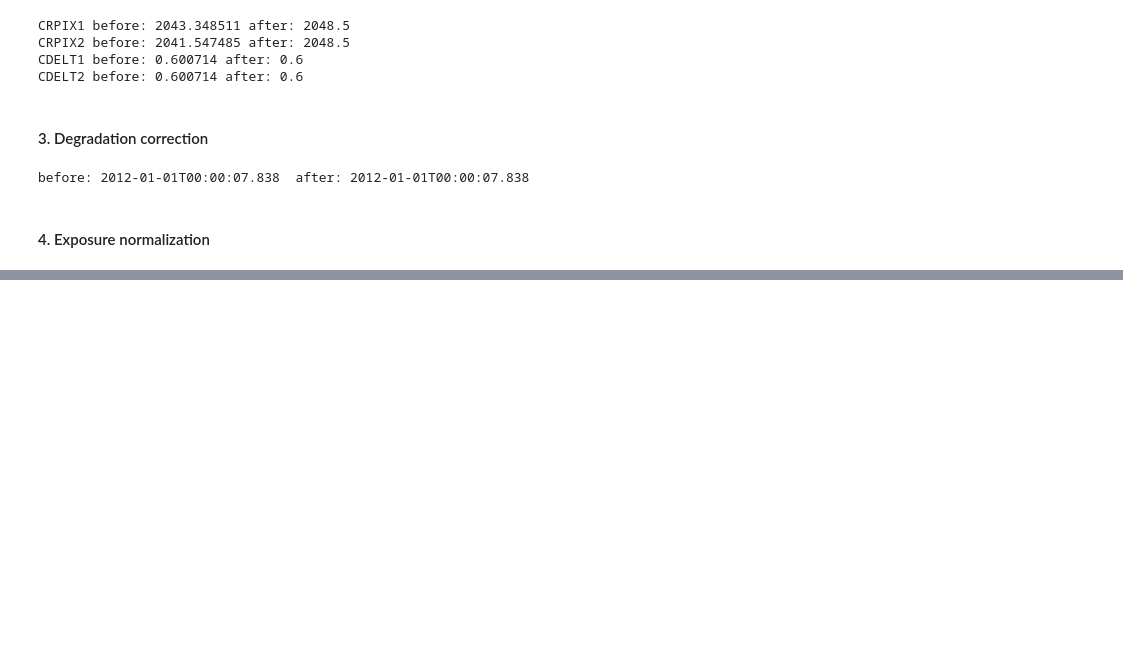
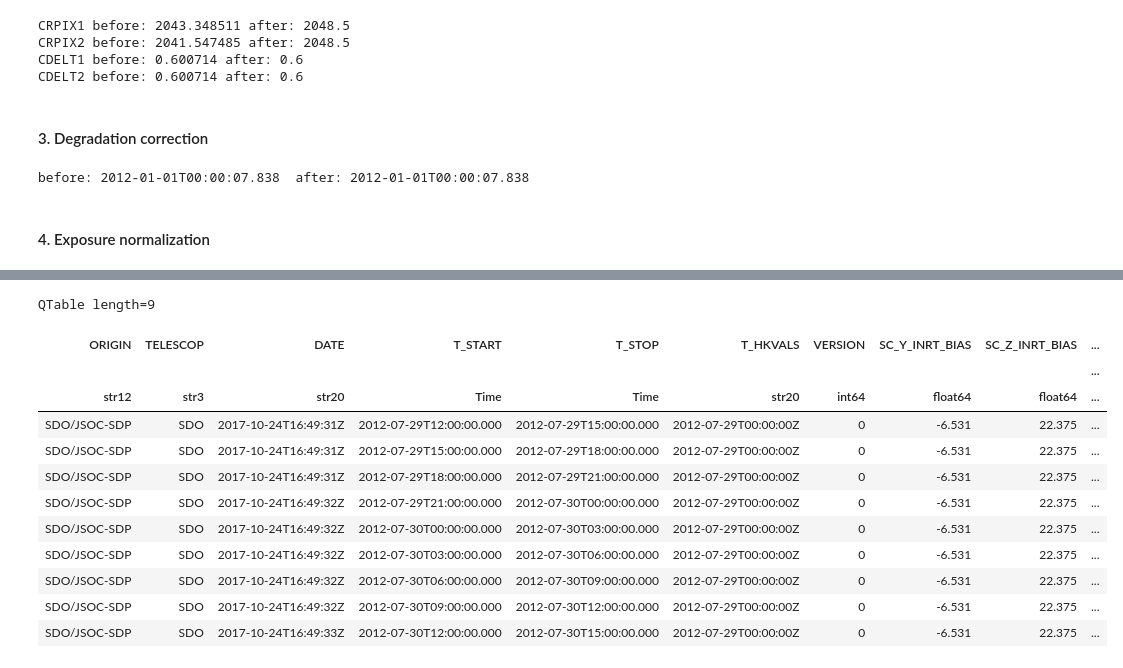
Before and after one commit to coffee77iruk/SR_SWspeed, a Jupyter notebook: data/CH_Indices/calibration/convert_to_level1.5.ipynb, the cells around one changed output, grey strips where cells are left out. Cells and saved outputs as stored; diff of their text form; code cells hidden in the pictures; blank space fills up the shorter version.

```diff
--- a/data/CH_Indices/calibration/convert_to_level1.5.ipynb
+++ b/data/CH_Indices/calibration/convert_to_level1.5.ipynb
@@ -102,0 +128,53 @@ aia_map_norm = aia_map_cal / exp_time
+# %%
+import numpy as np
+import astropy.units as u
+import aiapy
+from aiapy.calibrate.util import get_pointing_table
+from aiapy.calibrate.util import get_correction_table
+
+from functools import lru_cache
+from sunpy.time import parse_time
+def safe_get_pointing(date_day: str):
+    for src in ("JSOC", "SSW"):
+        try:
+            return get_pointing_table(src,
+                     time_range=(parse_time(date_day) - 12*u.hour,
+                                 parse_time(date_day) + 12*u.hour))
+        except Exception:
+            continue   # 다음 소스로 폴백
+    raise RuntimeError("Both JSOC and SSW queries failed.")
+
+@lru_cache(maxsize=1024)
+def _cached_pointing(date_day: str):
+    return safe_get_pointing(date_day)
+
+# download correction table only once
+try:
+    CORR_TBL = get_correction_table("JSOC")
+except Exception:
+    CORR_TBL = get_correction_table("SSW")
+
+
+"Pointing correction"
+def Pointing_correction(aia_map):
+    pointing_tbl = safe_get_pointing(aia_map.date.isot[:10])  # YYYY-MM-DD
+    aia_map_pt = aiapy.calibrate.update_pointing(
+        aia_map, pointing_table=pointing_tbl
+    )
+    return aia_map_pt
+# %%
+safe_get_pointing(aia_map.date.isot[:10])
+# %% [output]
+QTable length=9
+| ORIGIN | TELESCOP | DATE | T_START | T_STOP | T_HKVALS | VERSION | SC_Y_INRT_BIAS | SC_Z_INRT_BIAS | ... |
+|  |  |  |  |  |  |  |  |  | ... |
+| str12 | str3 | str20 | Time | Time | str20 | int64 | float64 | float64 | ... |
+| SDO/JSOC-SDP | SDO | 2017-10-24T16:49:31Z | 2012-07-29T12:00:00.000 | 2012-07-29T15:00:00.000 | 2012-07-29T00:00:00Z | 0 | -6.531 | 22.375 | ... |
+| SDO/JSOC-SDP | SDO | 2017-10-24T16:49:31Z | 2012-07-29T15:00:00.000 | 2012-07-29T18:00:00.000 | 2012-07-29T00:00:00Z | 0 | -6.531 | 22.375 | ... |
+| SDO/JSOC-SDP | SDO | 2017-10-24T16:49:31Z | 2012-07-29T18:00:00.000 | 2012-07-29T21:00:00.000 | 2012-07-29T00:00:00Z | 0 | -6.531 | 22.375 | ... |
+| SDO/JSOC-SDP | SDO | 2017-10-24T16:49:32Z | 2012-07-29T21:00:00.000 | 2012-07-30T00:00:00.000 | 2012-07-29T00:00:00Z | 0 | -6.531 | 22.375 | ... |
+| SDO/JSOC-SDP | SDO | 2017-10-24T16:49:32Z | 2012-07-30T00:00:00.000 | 2012-07-30T03:00:00.000 | 2012-07-29T00:00:00Z | 0 | -6.531 | 22.375 | ... |
+| SDO/JSOC-SDP | SDO | 2017-10-24T16:49:32Z | 2012-07-30T03:00:00.000 | 2012-07-30T06:00:00.000 | 2012-07-29T00:00:00Z | 0 | -6.531 | 22.375 | ... |
+| SDO/JSOC-SDP | SDO | 2017-10-24T16:49:32Z | 2012-07-30T06:00:00.000 | 2012-07-30T09:00:00.000 | 2012-07-29T00:00:00Z | 0 | -6.531 | 22.375 | ... |
+| SDO/JSOC-SDP | SDO | 2017-10-24T16:49:32Z | 2012-07-30T09:00:00.000 | 2012-07-30T12:00:00.000 | 2012-07-29T00:00:00Z | 0 | -6.531 | 22.375 | ... |
+| SDO/JSOC-SDP | SDO | 2017-10-24T16:49:33Z | 2012-07-30T12:00:00.000 | 2012-07-30T15:00:00.000 | 2012-07-29T00:00:00Z | 0 | -6.531 | 22.375 | ... |
```
Also changed, not shown: parts of 10 cells of this notebook, 3 other files.
